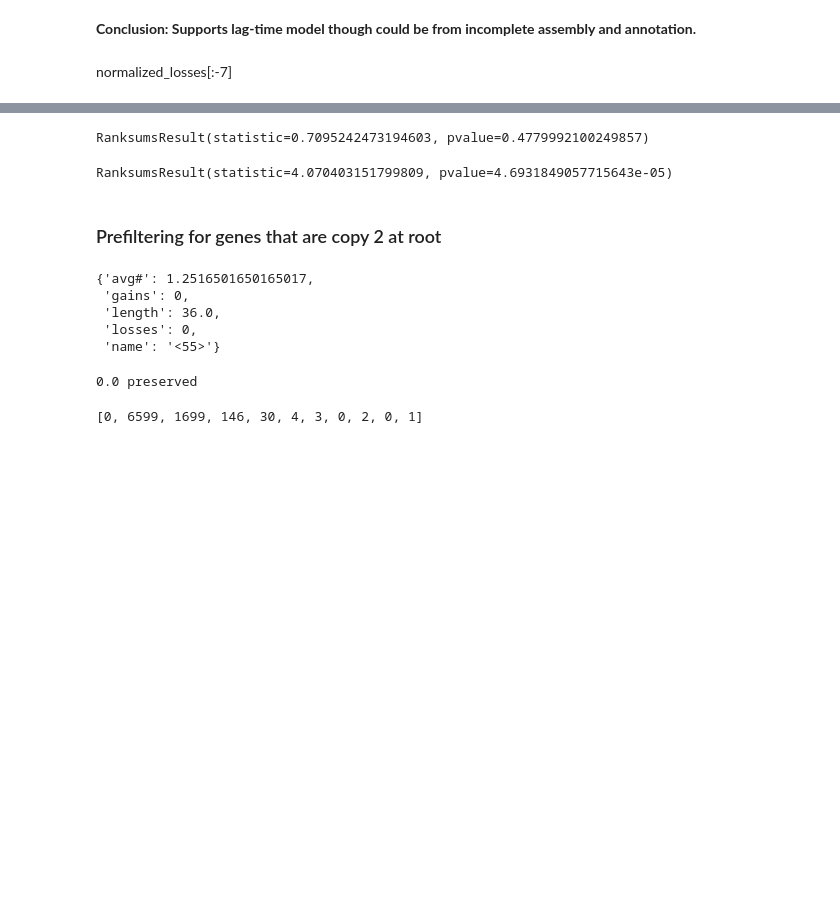
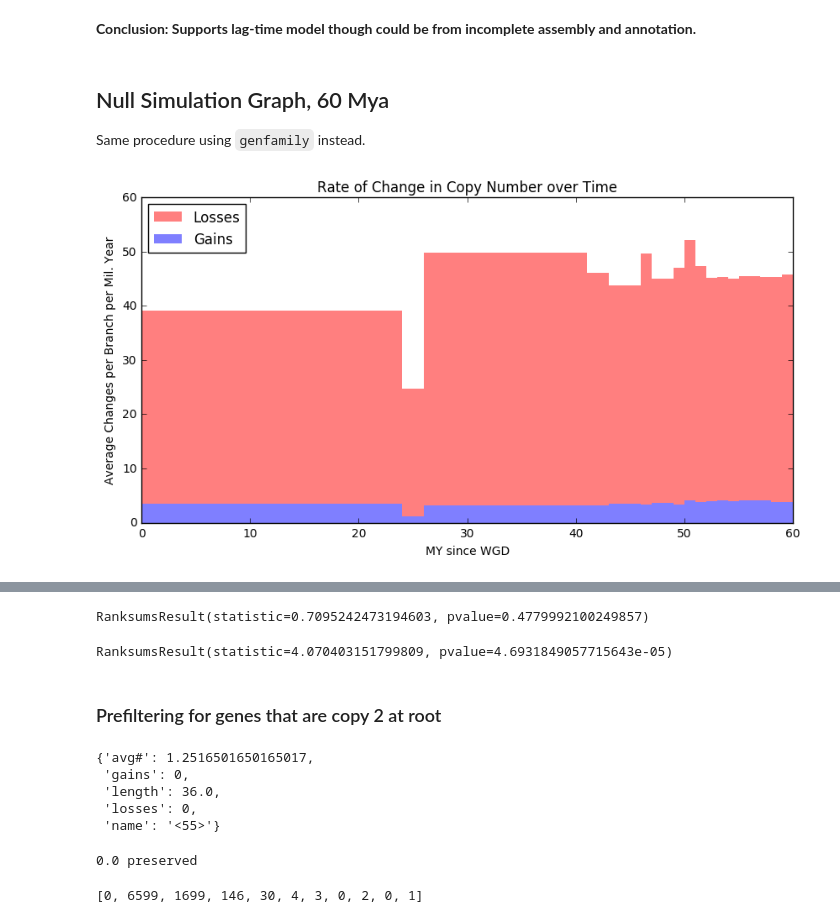
Before and after one commit to josiahseaman/DNA_Duplications, a Jupyter notebook: TreeCountAnalysis_Oleaceae_Homeologs.ipynb, the cells around one changed output, grey strips where cells are left out. Drawn from its saved outputs; the diff is of its cells as text; code cells hidden in the pictures; blank space fills up the shorter version.

```diff
--- a/TreeCountAnalysis_Oleaceae_Homeologs.ipynb
+++ b/TreeCountAnalysis_Oleaceae_Homeologs.ipynb
@@ -92,9 +88,10 @@ empty_1 1
 # %%
-def populate_history_histogram(study_ints):
-    ordered_nodes = create_ordered_nodes()
+def populate_history_histogram(input_trees, study_ints, species_tree):
+    """Will iterate over the counts contained in input_trees using the keys of study_ints as gene family IDs"""
+    ordered_nodes = create_tree_data_structures(species_tree)
     genes_lost = {node['name']:set() for node in ordered_nodes}
     for fam_id in study_ints:
-        newick_str = all_trees[fam_id]
+        newick_str = input_trees[fam_id]
         tree = loads(newick_str)[0]
         for index, node in enumerate(tree.walk(mode="preorder")):
             count = extract_count(node)
@@ -106,7 +103,7 @@ def populate_history_histogram(study_ints):
                     tail = ("loss")
                     ordered_nodes[index]['losses'] += 1 #parent_count - count
                     place_name = node.name.split('_')[0]
-                    if place_name:
+                    if place_name and place_name != 'empty':
                         genes_lost[place_name].add(fam_id)  # record gene family
                 elif count > parent_count:
                     tail = ("gain")
@@ -115,5 +112,3 @@ def populate_history_histogram(study_ints):
     for result in ordered_nodes:  # divide sum by length to get mean
         result['avg#'] /= len(study_ints)
     return ordered_nodes, genes_lost
-ordered_nodes, genes_lost = populate_history_histogram(all_ohnologs)
-ordered_nodes
@@ -139,36 +119,41 @@ ordered_nodes
 # Histogram of change per time interval
 # %%
 def ancestors_length(node):
+    """Counts from root, forward in time in millions of years intervals"""
     ancestors = []
     while node.ancestor:
         node = node.ancestor
         ancestors.append(node.length)
     return ancestors
 
-def populate_change_histogram(results_per_node, blacklist_index):
+def populate_change_histogram(results_per_node, species_tree, blacklist_index, debug=False):
+    # 60 is longer than million year interval needed to track all changes on tree.
     losses_per_interval = [0] * 79  # contain sums of changes
     gains_per_interval = [0] * 79  # contain sums of changes
     branch_occupancy = [0] * 79  # number of branches at that interval for normalization
 
 
-    for node_i, node in enumerate(ordered_names.walk(mode="preorder")):
+    for node_i, node in enumerate(species_tree.walk(mode="preorder")):
         if node_i not in blacklist_index:
             ancestor_sum_length = int(sum(ancestors_length(node)))
             my_end = ancestor_sum_length + int(node.length)
             for year in range(ancestor_sum_length, my_end):
+                # contribution normalized by branch length
                 losses_per_interval[year] += results_per_node[node_i]['losses'] / node.length
                 gains_per_interval[year] += results_per_node[node_i]['gains'] / node.length
                 branch_occupancy[year] += 1
-    print(gains_per_interval)
-    print(branch_occupancy)
+    if debug:
+        print(gains_per_interval)
+        print(branch_occupancy)
     normalized_losses = [losses / max(1,branches) for (losses, branches) in zip(losses_per_interval, branch_occupancy) ]
     normalized_gains = [gains / max(1,branches) for (gains, branches) in zip(gains_per_interval, branch_occupancy) ]
-    print(normalized_gains)
-    return normalized_losses, normalized_gains
+    if debug:
+        print(normalized_gains)
+        return normalized_losses, normalized_gains, branch_occupancy
+    else:
+        return normalized_losses, normalized_gains
 # %%
 %%html
 <img src="CAFE-4.2/data/homeologs_only/reports/tree_nodes.png">
 # %% [output]
 [interactive output not drawn]
-# %%
-normalized_losses, normalized_gains = populate_change_histogram(ordered_nodes, [])
@@ -187,7 +162,7 @@ print(normalized_gains[-7:])
 import numpy as np
 import matplotlib.pyplot as plt
 
-def plot_time_histogram(normalized_losses, normalized_gains, start_year=0):
+def plot_time_histogram(normalized_losses, normalized_gains, start_year=0, max_y=None):
     # plot time_intervals,  plot gains in different colors
     fig, ax = plt.subplots(figsize=(10,5), dpi=300)
     end = -12
@@ -199,6 +174,8 @@ def plot_time_histogram(normalized_losses, normalized_gains, start_year=0):
     ax.bar(xs, normalized_gains[start_year:end], bar_width,
                     alpha=1., color='#7F7FFF', linewidth=0,
                     label='Gains')
+    if max_y is not None:
+        ax.set_ylim(0,max_y)
     ax.set_xlabel('MY since WGD')
     ax.set_ylabel('Average Changes per Branch per Mil. Year')
     ax.set_title('Rate of Change in Copy Number over Time')
@@ -207,4 +184,3 @@ def plot_time_histogram(normalized_losses, normalized_gains, start_year=0):
     ax.legend(loc='upper left')
     # fig.tight_layout()
     plt.savefig('CAFE-4.2/data/2020/rate_of_change.png', dpi=300)
-plot_time_histogram(normalized_losses[:-7], normalized_gains[:-7])
@@ -213,4 +196,13 @@ plot_time_histogram(normalized_losses[:-7], normalized_gains[:-7])
 # %% [markdown]
 **Conclusion: Supports lag-time model though could be from incomplete assembly and annotation.**
-# %% [markdown]
-normalized_losses[:-7]
+# %% [markdown]
+## Null Simulation Graph, 60 Mya
+Same procedure using `genfamily` instead.
+# %%
+null_nodes, null_genes_lost = populate_history_histogram(null_trees, list(null_trees.keys()), species_tree_w_empty)
+
+null_normalized_losses, null_normalized_gains = populate_change_histogram(null_nodes, species_tree_w_empty, [])
+
+plot_time_histogram(null_normalized_losses[:-7], null_normalized_gains[:-7])
+# %% [output]
+[figure, added]
```
Also changed, not shown: parts of 23 cells of this notebook, 4 other files.
